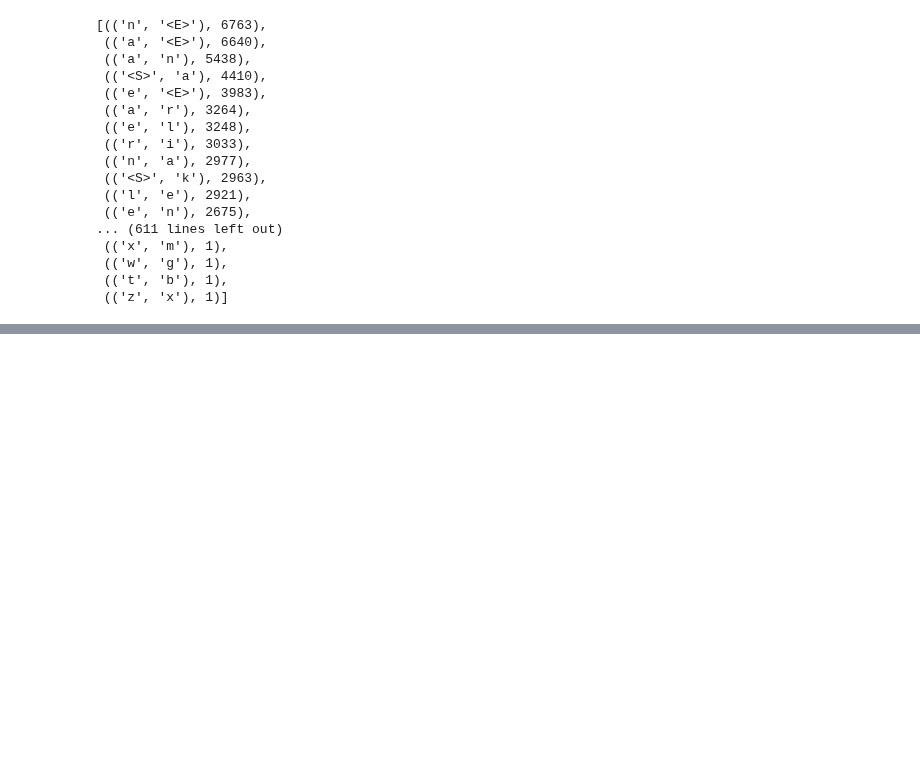
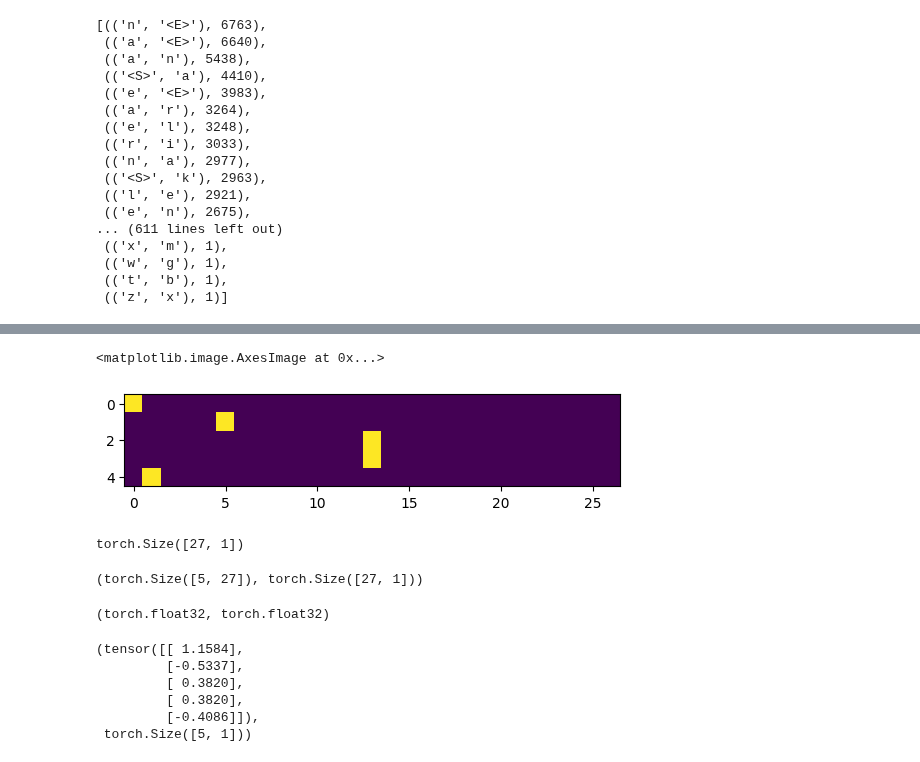
Before and after one commit to mzohaibnasir/fromScratch, a Jupyter notebook: 03_makemore/makemore_again.ipynb, the cells around one changed output, grey strips where cells are left out. Drawn from its saved outputs; the diff is of its cells as text; code cells hidden in the pictures; blank space fills up the shorter version.

```diff
--- a/03_makemore/makemore_again.ipynb
+++ b/03_makemore/makemore_again.ipynb
@@ -105,0 +336,12 @@ len(x)
+# %%
+
+
+for w in words[:3]:
+    chs = ['.'] + list(w) +['.']
+    for ch1, ch2 in zip(chs, chs[1:]):
+       ix1 = stoi[ch1]
+       ix2 = stoi[ch2]
+       prob = P[ix1, ix2]
+       print(f"{ch1=}; {ch2=}, {prob:.4f}")
+
+    # break
@@ -105,0 +540,7 @@ len(x)
+# %%
+import numpy as np
+P = (N+1).float()
+P/=P.sum(1, keepdim=True)      # inpace operations:: doesn't creata new tensor
+P.sum()
+# np.array(P[0])
+P[0]
@@ -105,0 +673,19 @@ len(x)
+# %%
+#  creating
+
+
+xs , ys = [], []
+for w in words[:1]:
+    chs = ['.'] + list(w) + ['.']
+
+    for ch1, ch2 in zip(chs, chs[1:]):
+        ix1 = stoi[ch1]
+        ix2 = stoi[ch2]
+        print(f"{ch1=}; {ch2=}")
+        xs.append(ix1)
+        ys.append(ix2)
+
+xs = torch.tensor(xs)
+ys = torch.tensor(ys)
+
+xs, ys
@@ -105,0 +729,4 @@ len(x)
+# %%
+import torch.nn.functional as F
+xenc = F.one_hot(xs, num_classes=27).float()
+xenc
@@ -105,0 +744,29 @@ len(x)
+# %%
+plt.imshow(xenc)
+# %% [output]
+<matplotlib.image.AxesImage at 0x...>
+[figure, added]
+# %%
+W = torch.randn((27,1))
+W.shape
+# %% [output]
+torch.Size([27, 1])
+# %%
+xenc.shape, W.shape
+# %% [output]
+(torch.Size([5, 27]), torch.Size([27, 1]))
+# %%
+xenc.dtype, W.dtype
+# %% [output]
+(torch.float32, torch.float32)
+# %%
+xenc.float() @ W, (xenc.float() @ W).shape  # evaluate all 27 neurons over all inputs and return one value for each input.. i,e single neuron at the end
+
+# presence of one single neuron
+# %% [output]
+(tensor([[ 1.1584],
+         [-0.5337],
+         [ 0.3820],
+         [ 0.3820],
+         [-0.4086]]),
+ torch.Size([5, 1]))
```
Also changed, not shown: parts of 79 cells of this notebook.
